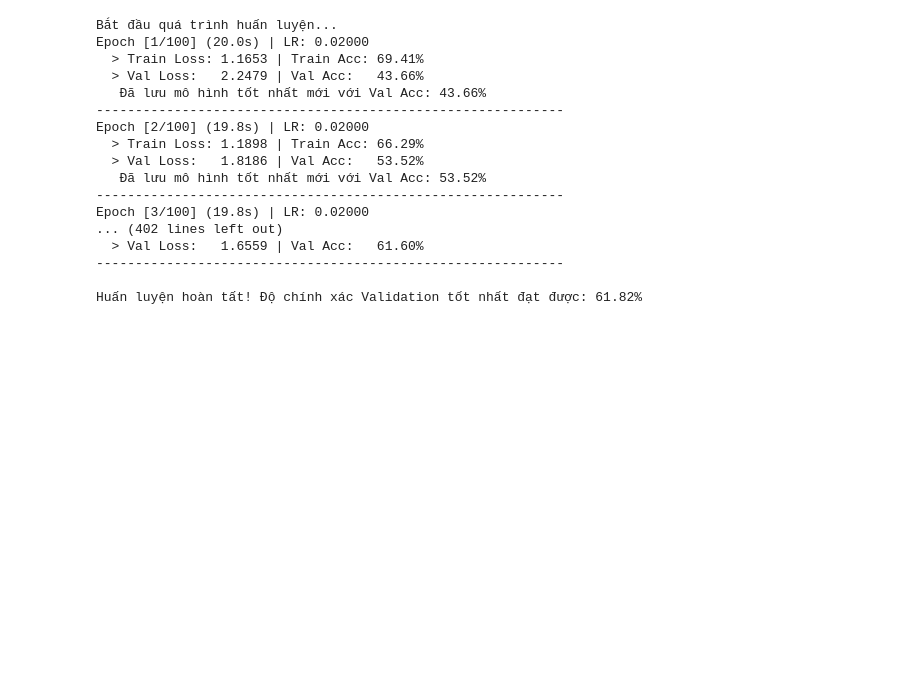
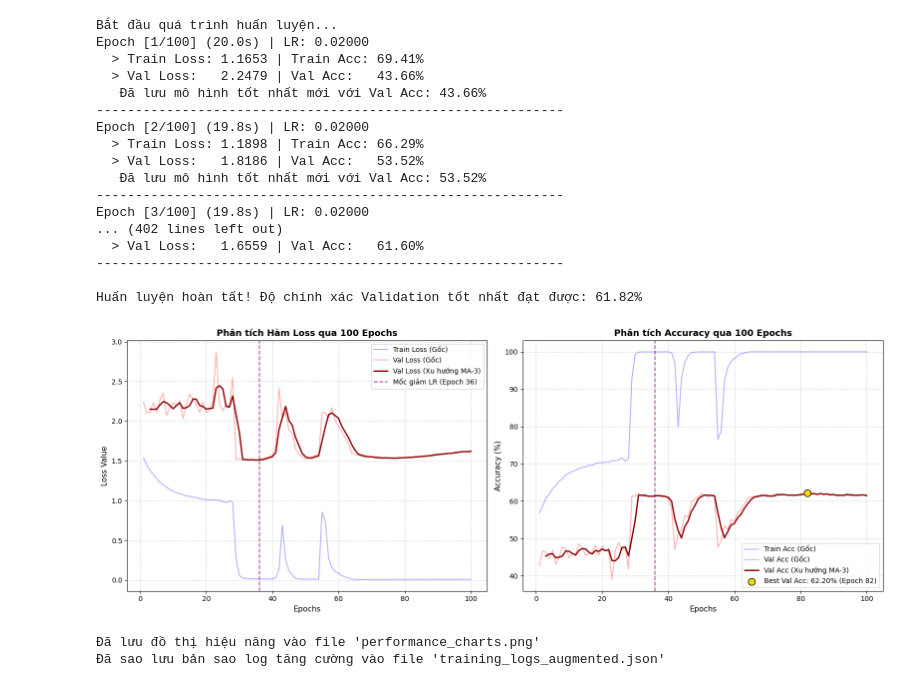
Before and after one commit to tripmbk/DL4CV, a Jupyter notebook: A1/RESNET.ipynb, the cells around one changed output. Cells and saved outputs as stored; diff of their text form; code cells hidden in the pictures; blank space fills up the shorter version.

```diff
--- a/A1/RESNET.ipynb
+++ b/A1/RESNET.ipynb
@@ -723,9 +723,8 @@ Epoch [3/100] (19.8s) | LR: 0.02000
 Huấn luyện hoàn tất! Độ chính xác Validation tốt nhất đạt được: 61.82%
 # %%
 import json
-
 # 1. Đọc dữ liệu từ file JSON
-with open('training_logs_augumented.json', 'r') as f:
+with open('training_logs.json', 'r', encoding='utf-8') as f:
     data = json.load(f)
 
 train_loss = data["history_train_loss"]
@@ -747,32 +746,48 @@ plt.figure(figsize=(16, 6))
 
 # --- BIỂU ĐỒ HÀM LOSS ---
 plt.subplot(1, 2, 1)
 plt.plot(epochs_range, train_loss, color='blue', alpha=0.3, label='Train Loss (Gốc)')
 plt.plot(epochs_range, val_loss, color='red', alpha=0.3, label='Val Loss (Gốc)')
 plt.plot(ma_epochs, ma_val_loss, color='darkred', linewidth=2, label=f'Val Loss (Xu hướng MA-{window})')
 plt.axvline(x=36, color='purple', linestyle='--', alpha=0.7, label='Mốc giảm LR (Epoch 36)')
 plt.xlabel('Epochs', fontsize=11)
 plt.ylabel('Loss Value', fontsize=11)
 plt.title('Phân tích Hàm Loss qua 100 Epochs', fontsize=13, fontweight='bold')
 plt.grid(True, linestyle='--', alpha=0.5)
 plt.legend()
 
 # --- BIỂU ĐỒ ACCURACY ---
 plt.subplot(1, 2, 2)
 plt.plot(epochs_range, train_acc, color='blue', alpha=0.3, label='Train Acc (Gốc)')
 plt.plot(epochs_range, val_acc, color='red', alpha=0.3, label='Val Acc (Gốc)')
 plt.plot(ma_epochs, ma_val_acc, color='darkred', linewidth=2, label=f'Val Acc (Xu hướng MA-{window})')
 plt.axvline(x=36, color='purple', linestyle='--', alpha=0.7)
-# Đánh dấu điểm đỉnh cao nhất 61.82%
-plt.scatter(df['Val_Acc'].idxmax() + 1, max(val_acc), color='gold', s=100, zorder=5, edgecolor='black', label='Best Val Acc: 61.82%')
+
+# SỬA LỖI ĐỊNH NGHĨA 'df': Tìm chỉ số Epoch tốt nhất dựa vào numpy thuần
+best_epoch_idx = np.argmax(val_acc)
+best_epoch = best_epoch_idx + 1
+best_acc = val_acc[best_epoch_idx]
+
+# Đánh dấu điểm đỉnh cao nhất thực tế thu được từ file log
+plt.scatter(best_epoch, best_acc, color='gold', s=100, zorder=5, edgecolor='black',
+            label=f'Best Val Acc: {best_acc:.2f}% (Epoch {best_epoch})')
 plt.xlabel('Epochs', fontsize=11)
 plt.ylabel('Accuracy (%)', fontsize=11)
 plt.title('Phân tích Accuracy qua 100 Epochs', fontsize=13, fontweight='bold')
 plt.grid(True, linestyle='--', alpha=0.5)
 plt.legend()
 
 plt.tight_layout()
 # TỰ ĐỘNG LƯU FILE ẢNH CHẤT LƯỢNG CAO
 plt.savefig('performance_charts.png', dpi=300, bbox_inches='tight')
 plt.show()
 print("Đã lưu đồ thị hiệu năng vào file 'performance_charts.png'")
+
+# SỬA LỖI LOG_DATA: Ghi đè hoặc sao lưu lại file JSON mới bằng biến 'data' hợp lệ
+with open('training_logs_augmented.json', 'w', encoding='utf-8') as f:
+    json.dump(data, f, indent=4)
+print("Đã sao lưu bản sao log tăng cường vào file 'training_logs_augmented.json'")
+# %% [output]
+[figure, added]
+Đã lưu đồ thị hiệu năng vào file 'performance_charts.png'
+Đã sao lưu bản sao log tăng cường vào file 'training_logs_augmented.json'
```
